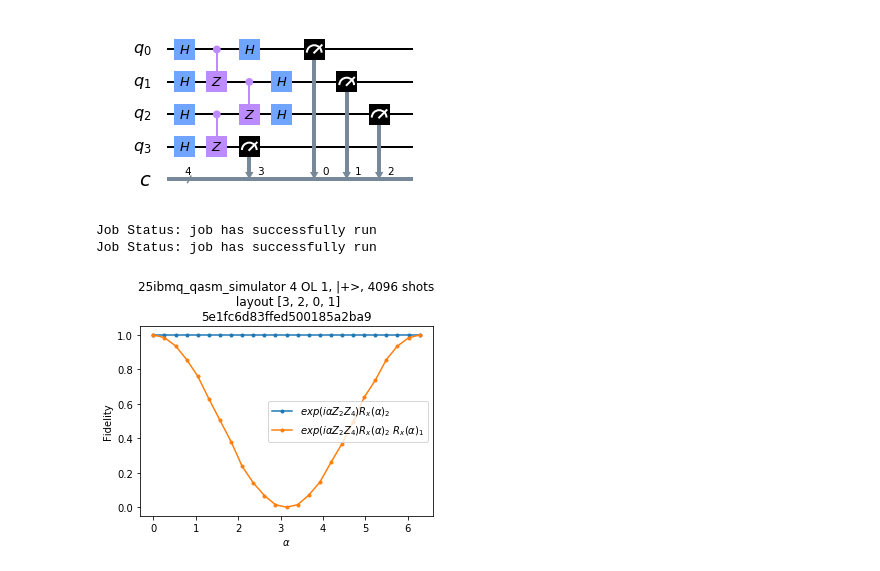
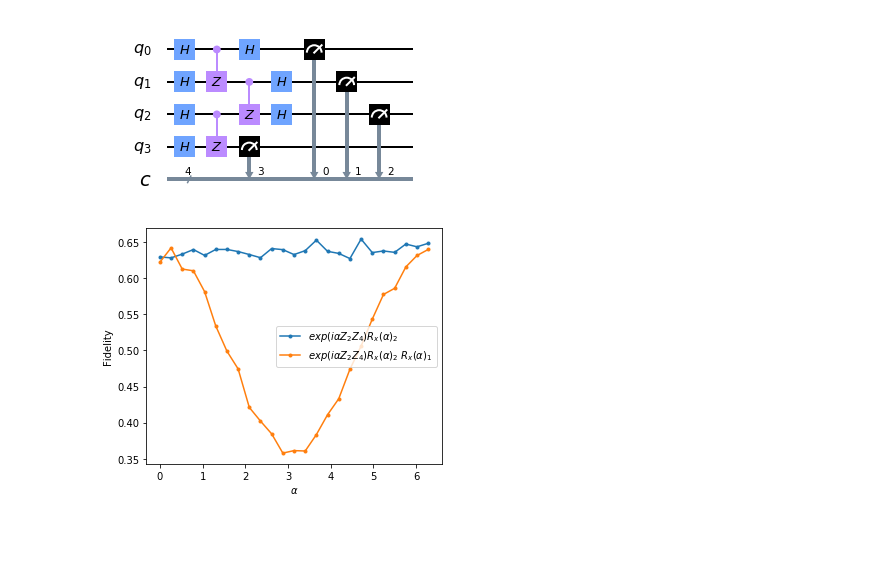
Before and after one commit to rafaelha/mbqc_wire, a Jupyter notebook: spt4.ipynb, the cells around one changed output. Saved outputs shown, nothing was run; the diff lists cells and outputs as text; code cells hidden in the pictures; blank space fills up the shorter version.

Commit message:
readout error correction for 4 qubits

```diff
--- a/spt4.ipynb
+++ b/spt4.ipynb
@@ -179,6 +180,7 @@ for i in print_figs:
 [figure]
 [figure]
 # %%
+"""
 replace_last = False
 # I use the jobmanager to submit all jobs necessary to create one figure at once. this will automatically split up
 # submit_t, that contains all transpiled circuits, into jobs of 75 circuits each. The maximum number of allowed jobs
@@ -189,13 +191,15 @@ for j in np.arange(len(job_exp.jobs())):
     job_monitor(job_exp.jobs()[j])
 result = job_exp.results()
 """
+# Generate a noise model for the 5 qubits
+noise_model = noise.NoiseModel()
+for qi in initial_layout:
+    read_err = noise.errors.readout_error.ReadoutError([[0.9, 0.1],[0.25,0.75]])
+    noise_model.add_readout_error(read_err, [qi])
 
-job_exp = qiskit.execute(submit_t, Aer.get_backend('qasm_simulator'), shots=nshots)
+job_exp = qiskit.execute(submit_t, Aer.get_backend('qasm_simulator'), shots=nshots, noise_model=noise_model)
 result = job_exp.result()
 #""";
-# %% [output]
-Job Status: job has successfully run
-Job Status: job has successfully run
 # %%
 f_avg = np.zeros((n_sets,len(alphas)), dtype=complex)
 p_avg = np.zeros((n_sets,len(alphas)), dtype=complex)
@@ -233,39 +237,39 @@ for j in np.arange(n_sets):
             rho_exp = 0.5 * np.array(s0, dtype= complex)
             for axis in np.arange(3):
                 r = result.get_counts(int(j*3*len(alphas) + 3*a + axis))
                 up[axis] += ret(r,'0'+binary)
                 down[axis] += ret(r,'1'+binary)
                 tot[i, axis] = up[axis] + down[axis]
 
                 if tot[i, axis] > 0:
                     rho_exp += 0.5 * (up[axis]-down[axis])/tot[i, axis] * s[axis]
 
             # compute the fidelity for that particular case of s1, s2, ... outcomes
             FF[i] = state_fidelity(psi_out, rho_exp)
             PP[i] = np.trace(rho_exp@rho_exp) # also compute purity (ideally it should be 1, since state is pure)
         # average the fidelities obtained for each different outcome of s1, s2, ...
         # here I am weighting the fidelities by how often the specific outcome s1, s2,... occurred
         # I think weighting makes sense, since if the outcome s1, s2,... was rare, we can't really trust
         # the extracted density matrix, but please let me know if you disagree, Daniel
         total = np.sum(tot, axis=1)
         f_avg[j,a] = np.sum(FF*total) / np.sum(total)
         p_avg[j,a] = np.mean(PP)
 
     plt.plot(alphas, f_avg[j].real, '.-', label=symstring[j])
-plt.title(namestring + f"\n layout " + str(initial_layout) + f"\n{job_exp.jobs()[0].job_id()}")
+#plt.title(namestring + f"\n layout " + str(initial_layout) + f"\n{job_exp.jobs()[0].job_id()}")
 plt.xlabel(r"$\alpha$")
 plt.ylabel("Fidelity")
 plt.legend()
 plt.tight_layout()
 
 # save all figures to new file (or replace last file if replace_last=True)
 # the job_id in the plot title allows us to retrieve the data from the IBM server to replot the figure in high quality
-plt.savefig(next_file("sim", file_extension="pdf", replace_last=replace_last))
-plt.savefig(next_file("sim", file_extension="jpg", replace_last=replace_last))
-submit[0].draw(output='mpl', filename=next_file("a_sim",file_extension="png", replace_last=replace_last))
-submit[len(submit)//2].draw(output='mpl', filename=next_file("b_sim",file_extension="png", replace_last=replace_last))
-submit_t[0].draw(output='mpl', idle_wires=False, filename=next_file("a_transpiled",file_extension="png", replace_last=replace_last))
-submit_t[len(submit_t)//2].draw(output='mpl', idle_wires=False, filename=next_file("b_transpiled",file_extension="png", replace_last=replace_last))
-replace_last = True
+#plt.savefig(next_file("sim", file_extension="pdf", replace_last=replace_last))
+#plt.savefig(next_file("sim", file_extension="jpg", replace_last=replace_last))
+#submit[0].draw(output='mpl', filename=next_file("a_sim",file_extension="png", replace_last=replace_last))
+#submit[len(submit)//2].draw(output='mpl', filename=next_file("b_sim",file_extension="png", replace_last=replace_last))
+#submit_t[0].draw(output='mpl', idle_wires=False, filename=next_file("a_transpiled",file_extension="png", replace_last=replace_last))
+#submit_t[len(submit_t)//2].draw(output='mpl', idle_wires=False, filename=next_file("b_transpiled",file_extension="png", replace_last=replace_last))
+#replace_last = True
 # %% [output]
-[figure, old version]
+[figure, new version]
```
Also changed, not shown: parts of 1 cell of this notebook, 1 other file.
